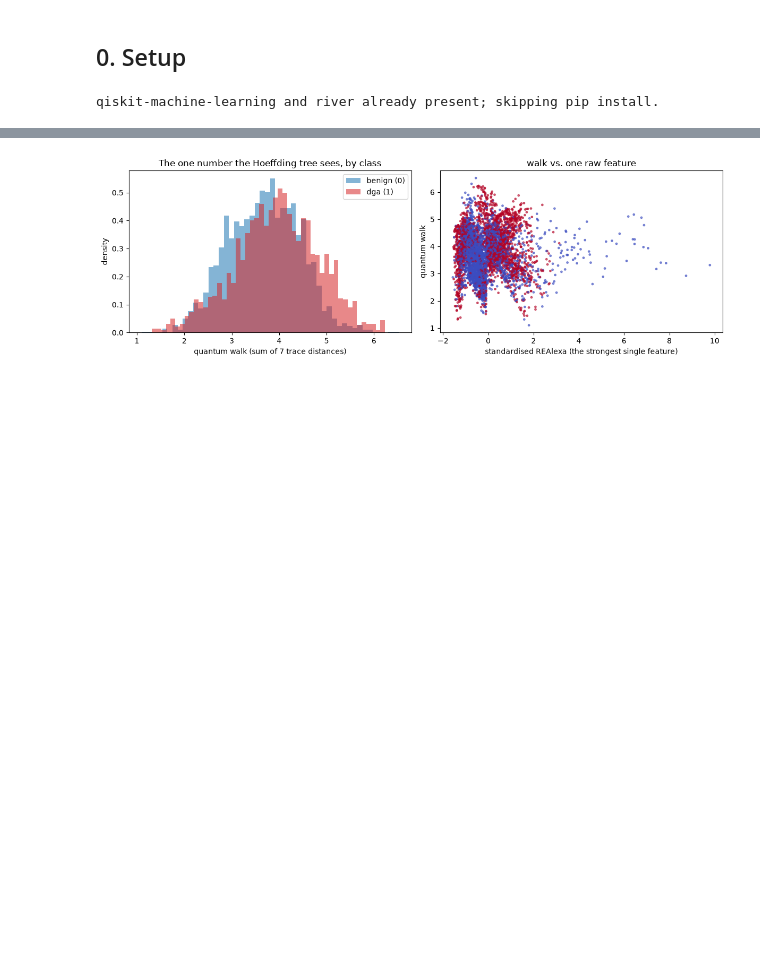
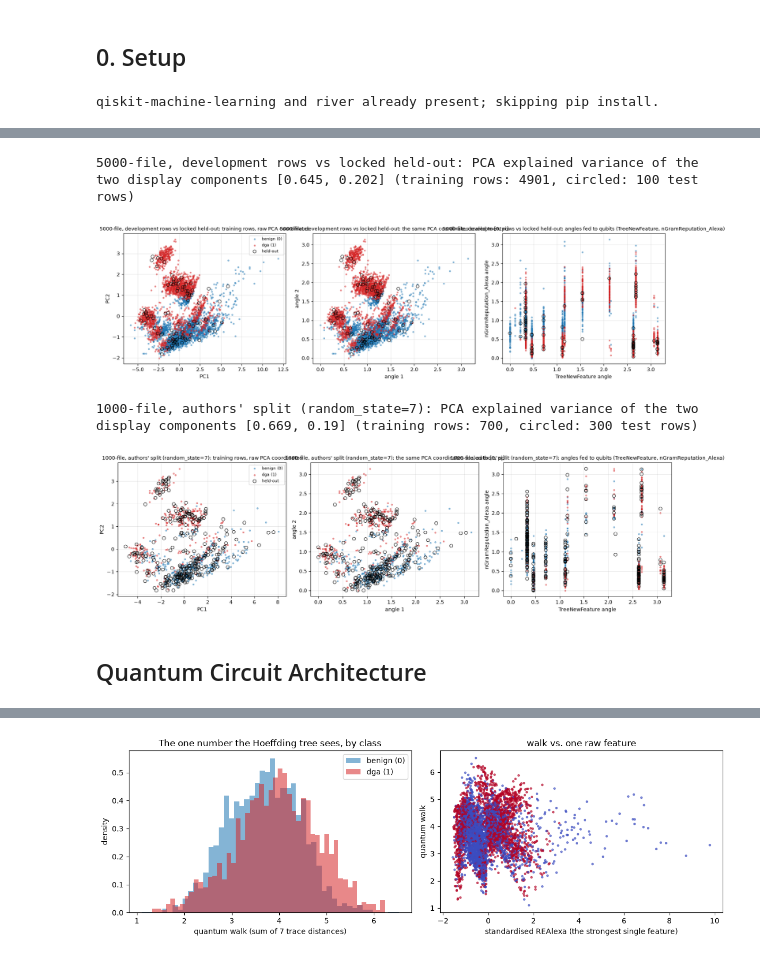
Before and after one commit to owlmt/QML, a Jupyter notebook: 04_Botnet_DGA_Detection/QHTC_BotnetDGA_Tehrani2024.ipynb, the cells around one changed output, grey strips where cells are left out. Cells and saved outputs as stored; diff of their text form; code cells hidden in the pictures; blank space fills up the shorter version.

```diff
--- a/04_Botnet_DGA_Detection/QHTC_BotnetDGA_Tehrani2024.ipynb
+++ b/04_Botnet_DGA_Detection/QHTC_BotnetDGA_Tehrani2024.ipynb
@@ -307,0 +471,40 @@ a 5000-row sample rarely contains the extreme names of 1.8 M (e.g. a 73-characte
+# %%
+def scatter_panel(ax, Z, y, title, xlabel, ylabel, Zh=None, yh=None):
+    for c, col in [(0, "tab:blue"), (1, "tab:red")]:
+        ax.scatter(Z[y == c, 0], Z[y == c, 1], s=7, alpha=0.45, color=col, label=CLASS_NAMES[c])
+    if Zh is not None:
+        for c, col in [(0, "tab:blue"), (1, "tab:red")]:
+            ax.scatter(Zh[yh == c, 0], Zh[yh == c, 1], s=38, facecolors="none", edgecolors="black", linewidths=0.8, label="held-out" if c == 0 else None)
+    ax.set_title(title, fontsize=10); ax.set_xlabel(xlabel); ax.set_ylabel(ylabel); ax.grid(alpha=0.3)
+
+def explore(df, train_idx, test_idx, label, strongest=("TreeNewFeature", "nGramReputation_Alexa")):
+    X = df[FEATURES].values.astype(float); y = df["Result"].values.astype(int)
+    std = StandardScaler().fit(X[train_idx])
+    pca = PCA(n_components=2, random_state=SEED).fit(std.transform(X[train_idx]))        # fitted on the training rows only
+    Ztr, Zte = pca.transform(std.transform(X[train_idx])), pca.transform(std.transform(X[test_idx]))
+    ang = MinMaxScaler((0, np.pi)).fit(Ztr)                                              # angle encoding [0, pi], fitted on the training rows
+    Atr, Ate = ang.transform(Ztr), np.clip(ang.transform(Zte), 0, np.pi)
+    j = [FEATURES.index(f) for f in strongest]
+    fa = MinMaxScaler((0, np.pi)).fit(X[train_idx][:, j])
+    Ftr, Fte = fa.transform(X[train_idx][:, j]), np.clip(fa.transform(X[test_idx][:, j]), 0, np.pi)
+    fig, axes = plt.subplots(1, 3, figsize=(16, 4.6))
+    scatter_panel(axes[0], Ztr, y[train_idx], f"{label}: training rows, raw PCA coordinates", "PC1", "PC2", Zte, y[test_idx])
+    scatter_panel(axes[1], Atr, y[train_idx], f"{label}: the same PCA coordinates scaled to [0, pi]", "angle 1", "angle 2", Ate, y[test_idx])
+    scatter_panel(axes[2], Ftr, y[train_idx], f"{label}: angles fed to qubits ({strongest[0]}, {strongest[1]})", strongest[0] + " angle", strongest[1] + " angle", Fte, y[test_idx])
+    axes[0].legend(fontsize=8, loc="best")
+    print(f"{label}: PCA explained variance of the two display components {pca.explained_variance_ratio_.round(3).tolist()} (training rows: {len(train_idx)}, circled: {len(test_idx)} test rows)")
+    plt.tight_layout(); plt.show()
+
+# 5000-file: the correction's split (4901 development rows, 100 locked held-out rows)
+explore(df5000.iloc[:lock["N"]], DEV, HELD, "5000-file, development rows vs locked held-out")
+# 1000-file: the authors' VQC split (Paper05: train_size=700, test_size=300, random_state=7)
+n_h = len(df1000)
+_tr, _te = train_test_split(np.arange(n_h), train_size=min(700, int(0.7 * n_h)), test_size=min(300, n_h - min(700, int(0.7 * n_h))), random_state=AZ_SPLIT_SEED)
+explore(df1000, _tr, _te, "1000-file, authors' split (random_state=7)")
+# %% [output]
+5000-file, development rows vs locked held-out: PCA explained variance of the two display components [0.645, 0.202] (training rows: 4901, circled: 100 test rows)
+[figure, added]
+1000-file, authors' split (random_state=7): PCA explained variance of the two display components [0.669, 0.19] (training rows: 700, circled: 300 test rows)
+[figure, added]
+# %% [markdown]
+## Quantum Circuit Architecture
```
Also changed, not shown: parts of 65 cells of this notebook, 2 other files.
